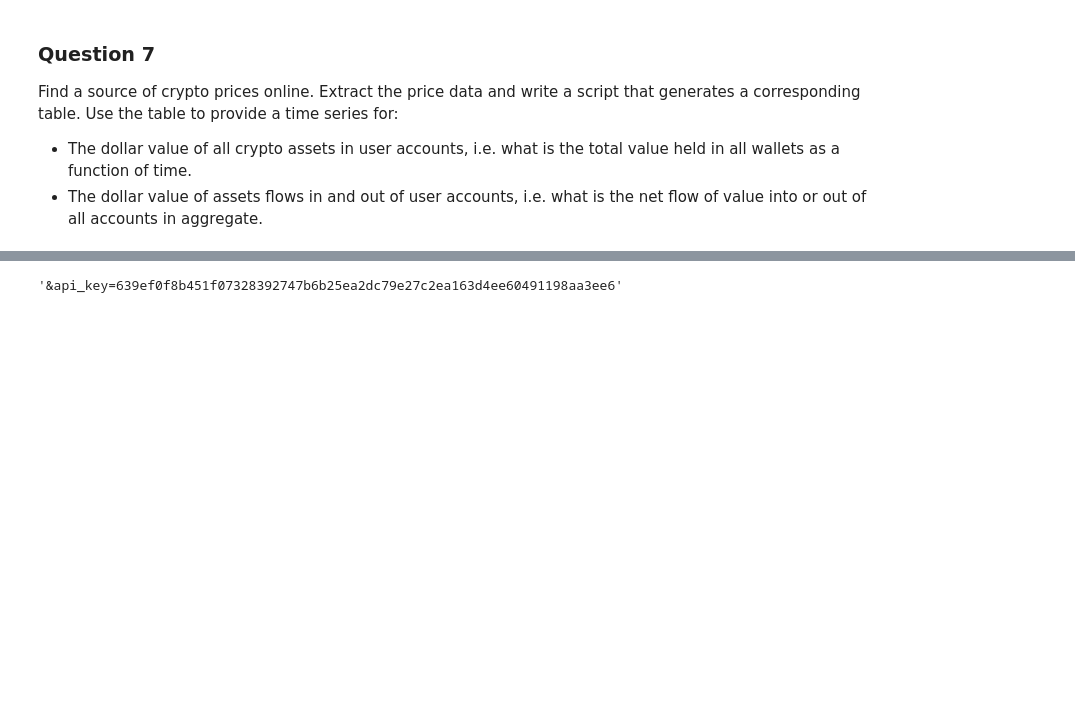
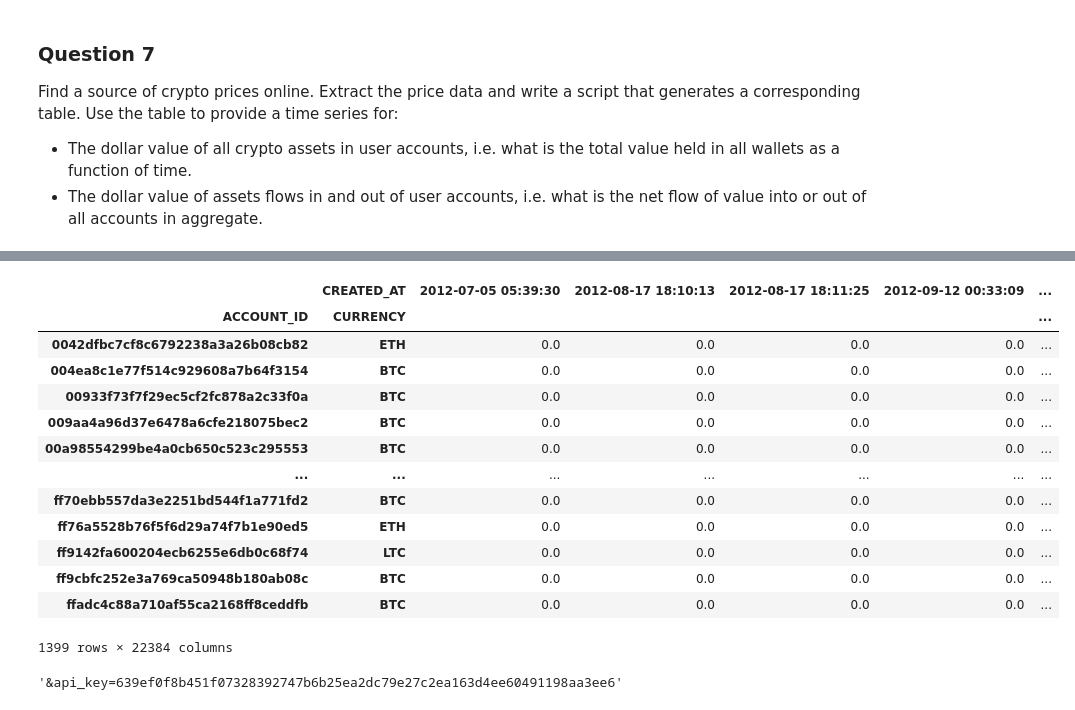
Before and after one commit to ycyuchengliu/coinbase_note, a Jupyter notebook: Coinbase_Data_HW.ipynb, the cells around one changed output, grey strips where cells are left out. Cells and saved outputs as stored; diff of their text form; code cells hidden in the pictures; blank space fills up the shorter version.

```diff
--- a/Coinbase_Data_HW.ipynb
+++ b/Coinbase_Data_HW.ipynb
@@ -598,3 +598,14 @@ Per the calculation above, the failure percentage is 0.2%.
 Find a source of crypto prices online. Extract the price data and write a script that generates a corresponding table. Use the table to provide a time series for:
 - The dollar value of all crypto assets in user accounts, i.e. what is the total value held in all wallets as a function of time.
 - The dollar value of assets flows in and out of user accounts, i.e. what is the net flow of value into or out of all accounts in aggregate.
+# %%
+q7_a_query = f"""
+            SELECT l.*, a.currency
+            FROM COINBASE.PUBLIC.LEDGER l
+            LEFT JOIN COINBASE.PUBLIC.ACCOUNTS a
+            ON l.account_id = a.account_id
+            WHERE a.account_type = 'CryptoAccount'
+"""
+
+df_ledger_full_table = get_sf_data(q7_a_query)
+df_ledger_full_table.head(10)
@@ -601,3 +643,26 @@ Find a source of crypto prices online. Extract the price data and write a script
+# %%
+#df_ledger_full_table['CREATED_AT'] = df_ledger_full_table['CREATED_AT'].dt.date
+
+pivot_df = df_ledger_full_table.pivot_table(index=('ACCOUNT_ID', 'CURRENCY'), columns='CREATED_AT', values='AMOUNT', aggfunc='sum')
+pivot_df = pivot_df.fillna(0)
+pivot_df['Total_Amount'] = pivot_df.sum(axis=1)
+
+pivot_df
+# %% [output]
+|  | CREATED_AT | 2012-07-05 05:39:30 | 2012-08-17 18:10:13 | 2012-08-17 18:11:25 | 2012-09-12 00:33:09 | ... |
+| ACCOUNT_ID | CURRENCY |  |  |  |  | ... |
+| 0042dfbc7cf8c6792238a3a26b08cb82 | ETH | 0.0 | 0.0 | 0.0 | 0.0 | ... |
+| 004ea8c1e77f514c929608a7b64f3154 | BTC | 0.0 | 0.0 | 0.0 | 0.0 | ... |
+| 00933f73f7f29ec5cf2fc878a2c33f0a | BTC | 0.0 | 0.0 | 0.0 | 0.0 | ... |
+| 009aa4a96d37e6478a6cfe218075bec2 | BTC | 0.0 | 0.0 | 0.0 | 0.0 | ... |
+| 00a98554299be4a0cb650c523c295553 | BTC | 0.0 | 0.0 | 0.0 | 0.0 | ... |
+| ... | ... | ... | ... | ... | ... | ... |
+| ff70ebb557da3e2251bd544f1a771fd2 | BTC | 0.0 | 0.0 | 0.0 | 0.0 | ... |
+| ff76a5528b76f5f6d29a74f7b1e90ed5 | ETH | 0.0 | 0.0 | 0.0 | 0.0 | ... |
+| ff9142fa600204ecb6255e6db0c68f74 | LTC | 0.0 | 0.0 | 0.0 | 0.0 | ... |
+| ff9cbfc252e3a769ca50948b180ab08c | BTC | 0.0 | 0.0 | 0.0 | 0.0 | ... |
+| ffadc4c88a710af55ca2168ff8ceddfb | BTC | 0.0 | 0.0 | 0.0 | 0.0 | ... |
+1399 rows × 22384 columns
 # %%
 KEY = '639ef0f8b451f07328392747b6b25ea2dc79e27c2ea163d4ee60491198aa3ee6'
 
```
Also changed, not shown: parts of 2 cells of this notebook, 1 other file.
